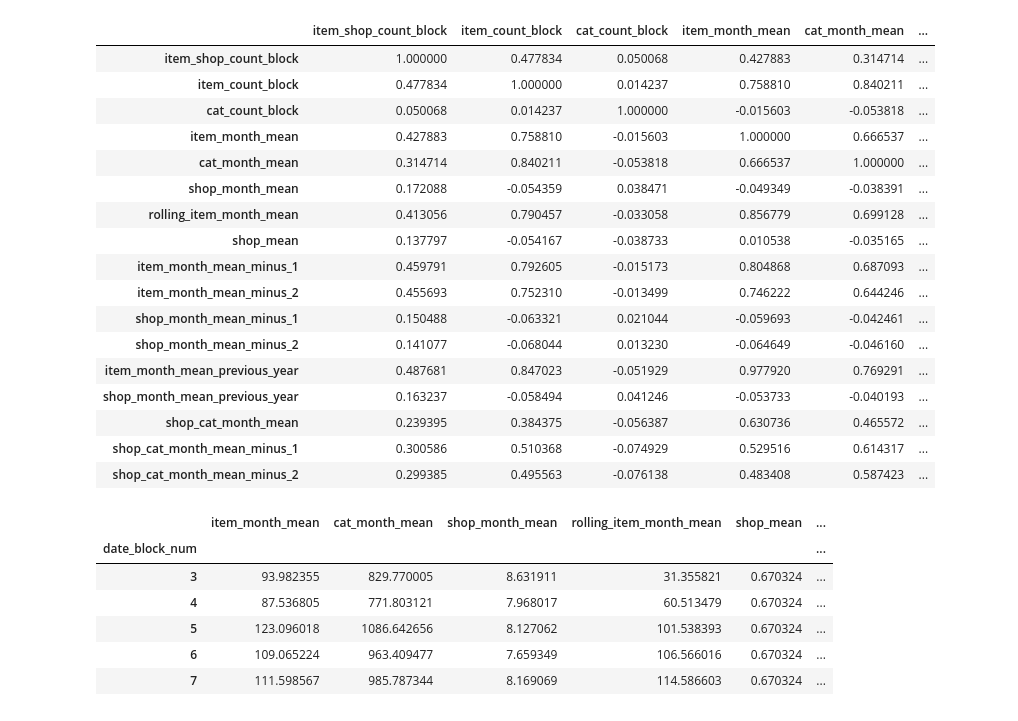
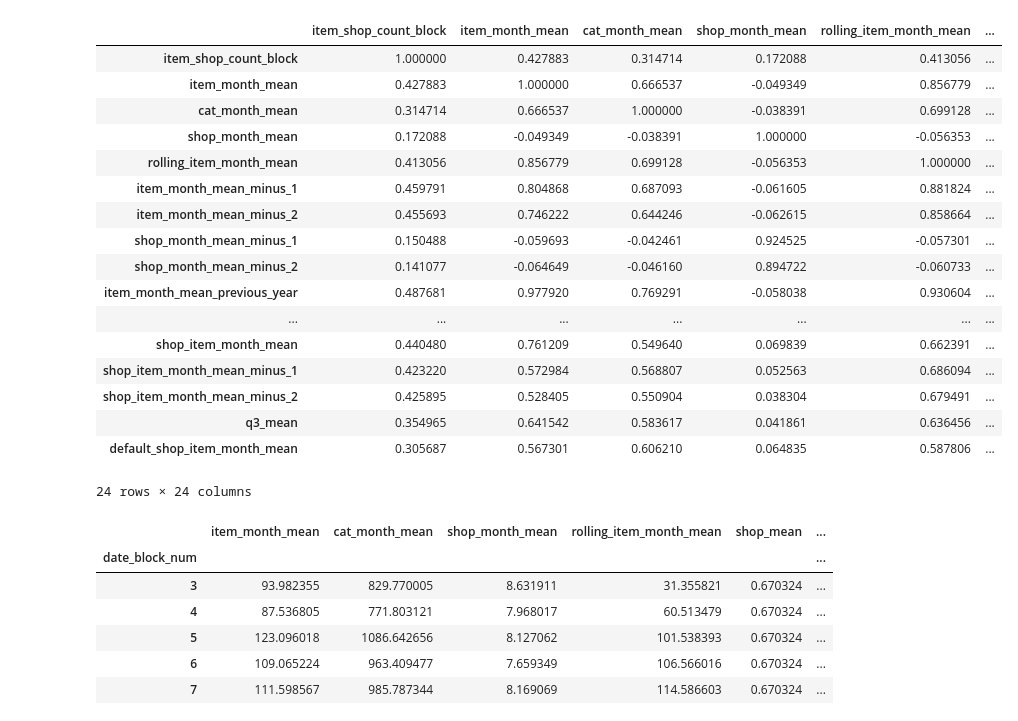
Before and after one commit to stehem/kaggle, a Jupyter notebook: coursera_aml_cds/working_validation-v4.ipynb, the cells around one changed output. Cells and saved outputs as stored; diff of their text form; code cells hidden in the pictures.

```diff
--- a/coursera_aml_cds/working_validation-v4.ipynb
+++ b/coursera_aml_cds/working_validation-v4.ipynb
@@ -136,27 +247,38 @@ w_cat_ids = pd.merge(w_cat_ids, pd.DataFrame(means), on=['item_id','date_block_n
+# %%
+w_cat_ids['shop_item_feature_1'] = w_cat_ids['item_month_mean'] / w_cat_ids['shop_month_mean']
+# %%
+q3_means = w_cat_ids[w_cat_ids['month'].isin([10,11,12])].groupby(['shop_id','item_id'])['shop_item_block_sum'].mean().reset_index(name='q3_mean')
+
+w_cat_ids = pd.merge(w_cat_ids, q3_means, on=['shop_id','item_id'], how='left')
+# %%
+w_cat_ids['default_shop_item_month_mean'] = w_cat_ids.groupby(['shop_id','item_category_id'])['shop_item_month_mean'].transform('mean')
+# %%
+w_cat_ids['default_default_shop_item_month_mean'] = w_cat_ids.groupby(['shop_id','item_category_id'])['shop_item_month_mean'].transform('mean')
 # %%
-w_cat_ids[['item_shop_count_block', 'item_count_block',\
-           'cat_count_block', 'item_month_mean','cat_month_mean', 'shop_month_mean', 'rolling_item_month_mean', 'shop_mean', 'item_month_mean_minus_1',\
+w_cat_ids[['item_shop_count_block',
+            'item_month_mean','cat_month_mean', 'shop_month_mean', 'rolling_item_month_mean', 'item_month_mean_minus_1',\
            'item_month_mean_minus_2', 'shop_month_mean_minus_1', 'shop_month_mean_minus_2', 'item_month_mean_previous_year', 'shop_month_mean_previous_year',\
-           'shop_cat_month_mean', 'shop_cat_month_mean_minus_1', 'shop_cat_month_mean_minus_2']].corr()
+           'shop_cat_month_mean', 'shop_cat_month_mean_minus_1', 'shop_cat_month_mean_minus_2', 'item_id_mean_enc_kfold', 'item_slope', 'shop_slope', 'cat_slope',\
+           'shop_item_feature_1', 'shop_item_month_mean', 'shop_item_month_mean_minus_1', 'shop_item_month_mean_minus_2', 'q3_mean', 'default_shop_item_month_mean']].corr()
 # %% [output]
-|  | item_shop_count_block | item_count_block | cat_count_block | item_month_mean | cat_month_mean | ... |
-| item_shop_count_block | 1.000000 | 0.477834 | 0.050068 | 0.427883 | 0.314714 | ... |
-| item_count_block | 0.477834 | 1.000000 | 0.014237 | 0.758810 | 0.840211 | ... |
-| cat_count_block | 0.050068 | 0.014237 | 1.000000 | -0.015603 | -0.053818 | ... |
-| item_month_mean | 0.427883 | 0.758810 | -0.015603 | 1.000000 | 0.666537 | ... |
-| cat_month_mean | 0.314714 | 0.840211 | -0.053818 | 0.666537 | 1.000000 | ... |
-| shop_month_mean | 0.172088 | -0.054359 | 0.038471 | -0.049349 | -0.038391 | ... |
-| rolling_item_month_mean | 0.413056 | 0.790457 | -0.033058 | 0.856779 | 0.699128 | ... |
-| shop_mean | 0.137797 | -0.054167 | -0.038733 | 0.010538 | -0.035165 | ... |
-| item_month_mean_minus_1 | 0.459791 | 0.792605 | -0.015173 | 0.804868 | 0.687093 | ... |
-| item_month_mean_minus_2 | 0.455693 | 0.752310 | -0.013499 | 0.746222 | 0.644246 | ... |
-| shop_month_mean_minus_1 | 0.150488 | -0.063321 | 0.021044 | -0.059693 | -0.042461 | ... |
-| shop_month_mean_minus_2 | 0.141077 | -0.068044 | 0.013230 | -0.064649 | -0.046160 | ... |
-| item_month_mean_previous_year | 0.487681 | 0.847023 | -0.051929 | 0.977920 | 0.769291 | ... |
-| shop_month_mean_previous_year | 0.163237 | -0.058494 | 0.041246 | -0.053733 | -0.040193 | ... |
-| shop_cat_month_mean | 0.239395 | 0.384375 | -0.056387 | 0.630736 | 0.465572 | ... |
-| shop_cat_month_mean_minus_1 | 0.300586 | 0.510368 | -0.074929 | 0.529516 | 0.614317 | ... |
-| shop_cat_month_mean_minus_2 | 0.299385 | 0.495563 | -0.076138 | 0.483408 | 0.587423 | ... |
+|  | item_shop_count_block | item_month_mean | cat_month_mean | shop_month_mean | rolling_item_month_mean | ... |
+| item_shop_count_block | 1.000000 | 0.427883 | 0.314714 | 0.172088 | 0.413056 | ... |
+| item_month_mean | 0.427883 | 1.000000 | 0.666537 | -0.049349 | 0.856779 | ... |
+| cat_month_mean | 0.314714 | 0.666537 | 1.000000 | -0.038391 | 0.699128 | ... |
+| shop_month_mean | 0.172088 | -0.049349 | -0.038391 | 1.000000 | -0.056353 | ... |
+| rolling_item_month_mean | 0.413056 | 0.856779 | 0.699128 | -0.056353 | 1.000000 | ... |
+| item_month_mean_minus_1 | 0.459791 | 0.804868 | 0.687093 | -0.061605 | 0.881824 | ... |
+| item_month_mean_minus_2 | 0.455693 | 0.746222 | 0.644246 | -0.062615 | 0.858664 | ... |
+| shop_month_mean_minus_1 | 0.150488 | -0.059693 | -0.042461 | 0.924525 | -0.057301 | ... |
+| shop_month_mean_minus_2 | 0.141077 | -0.064649 | -0.046160 | 0.894722 | -0.060733 | ... |
+| item_month_mean_previous_year | 0.487681 | 0.977920 | 0.769291 | -0.058038 | 0.930604 | ... |
+| ... | ... | ... | ... | ... | ... | ... |
+| shop_item_month_mean | 0.440480 | 0.761209 | 0.549640 | 0.069839 | 0.662391 | ... |
+| shop_item_month_mean_minus_1 | 0.423220 | 0.572984 | 0.568807 | 0.052563 | 0.686094 | ... |
+| shop_item_month_mean_minus_2 | 0.425895 | 0.528405 | 0.550904 | 0.038304 | 0.679491 | ... |
+| q3_mean | 0.354965 | 0.641542 | 0.583617 | 0.041861 | 0.636456 | ... |
+| default_shop_item_month_mean | 0.305687 | 0.567301 | 0.606210 | 0.064835 | 0.587806 | ... |
+24 rows × 24 columns
 # %%
  w_cat_ids[(w_cat_ids.shop_id == 31) & (w_cat_ids.item_id==20949)].groupby('date_block_num').first().sort_values(by='date_block_num')\
     [['item_month_mean','cat_month_mean', 'shop_month_mean', 'rolling_item_month_mean', 'shop_mean', 'item_month_mean_minus_1',\
```
Also changed, not shown: parts of 42 cells of this notebook, 2 other files.
